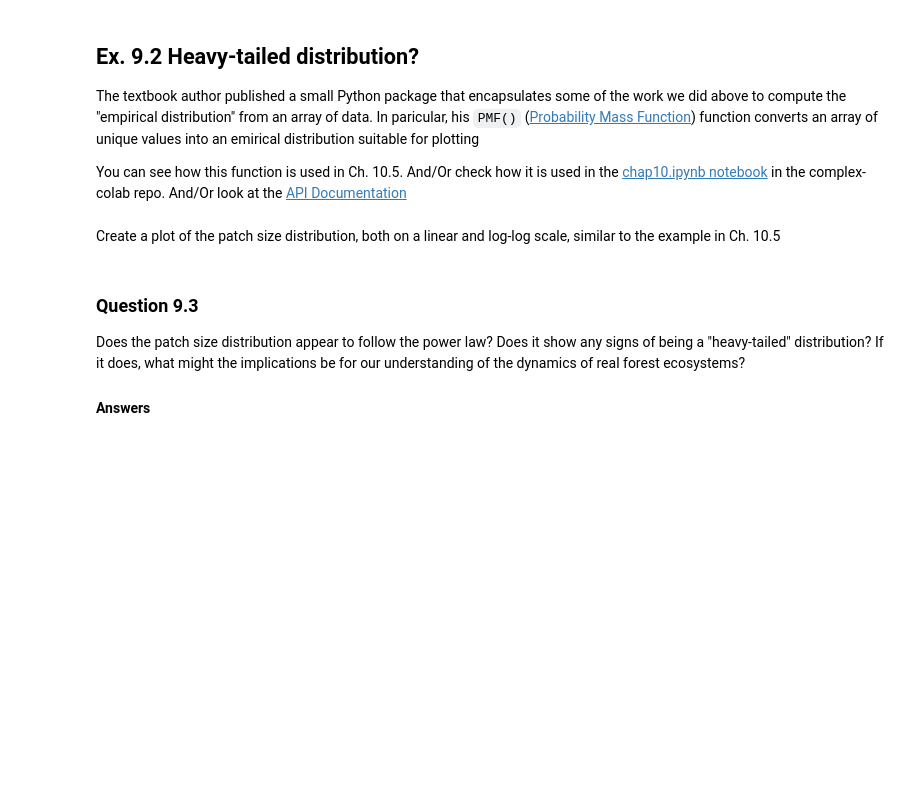
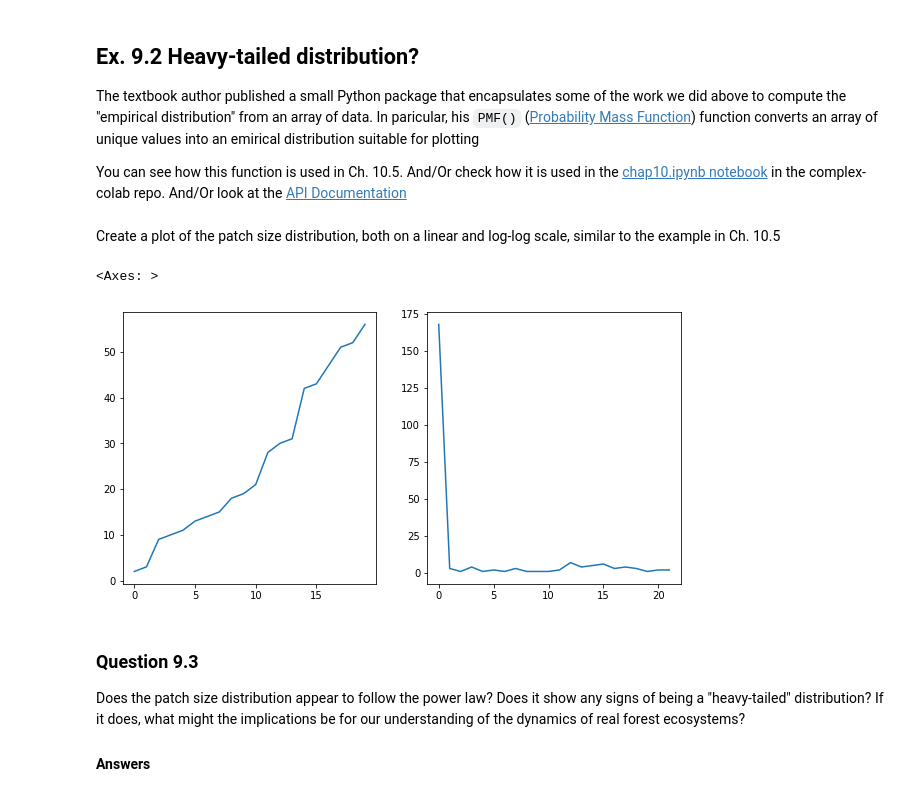
Before and after one commit to StoneMason495/cap-comp215, a Jupyter notebook: labs/lab09ZM.ipynb, the cells around one changed output. Drawn from its saved outputs; the diff is of its cells as text; code cells hidden in the pictures; blank space fills up the shorter version.

```diff
--- a/labs/lab09ZM.ipynb
+++ b/labs/lab09ZM.ipynb
@@ -421,3 +433,21 @@ Create a plot of the patch size distribution, both on a linear and log-log scale
+# %%
+# Ex. 9.2 here
+T,S = u_patched
+T = T[T>1]
+S = S[S>0]
+pmfT = Pmf(T)
+pmfS = Pmf(S)
+
+plt.figure(figsize=(10, 5))
+plt.subplot(1, 2, 1)
+
+pmfT.plot(label='T')
+
+plt.subplot(1, 2, 2)
+pmfS.plot(label='S')
+# %% [output]
+<Axes: >
+[figure, added]
 # %% [markdown]
 ### Question 9.3
 
```
Also changed, not shown: parts of 10 cells of this notebook.
